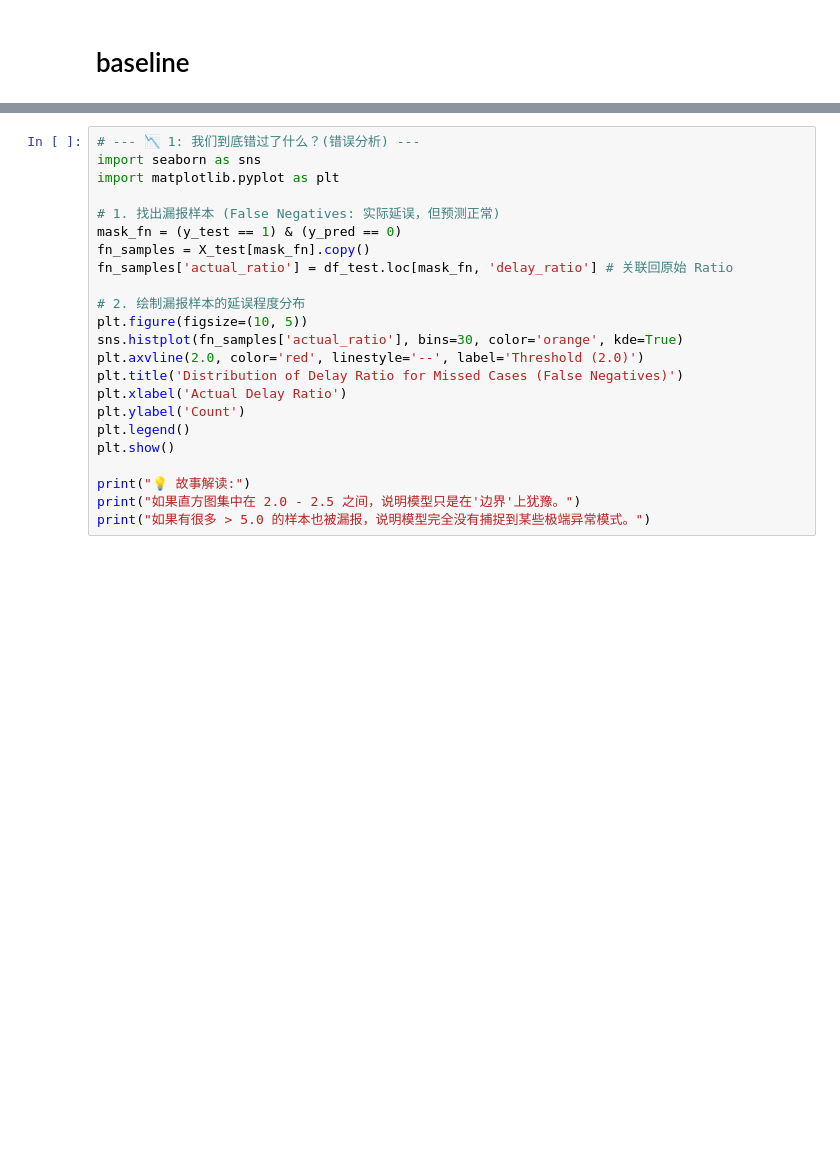
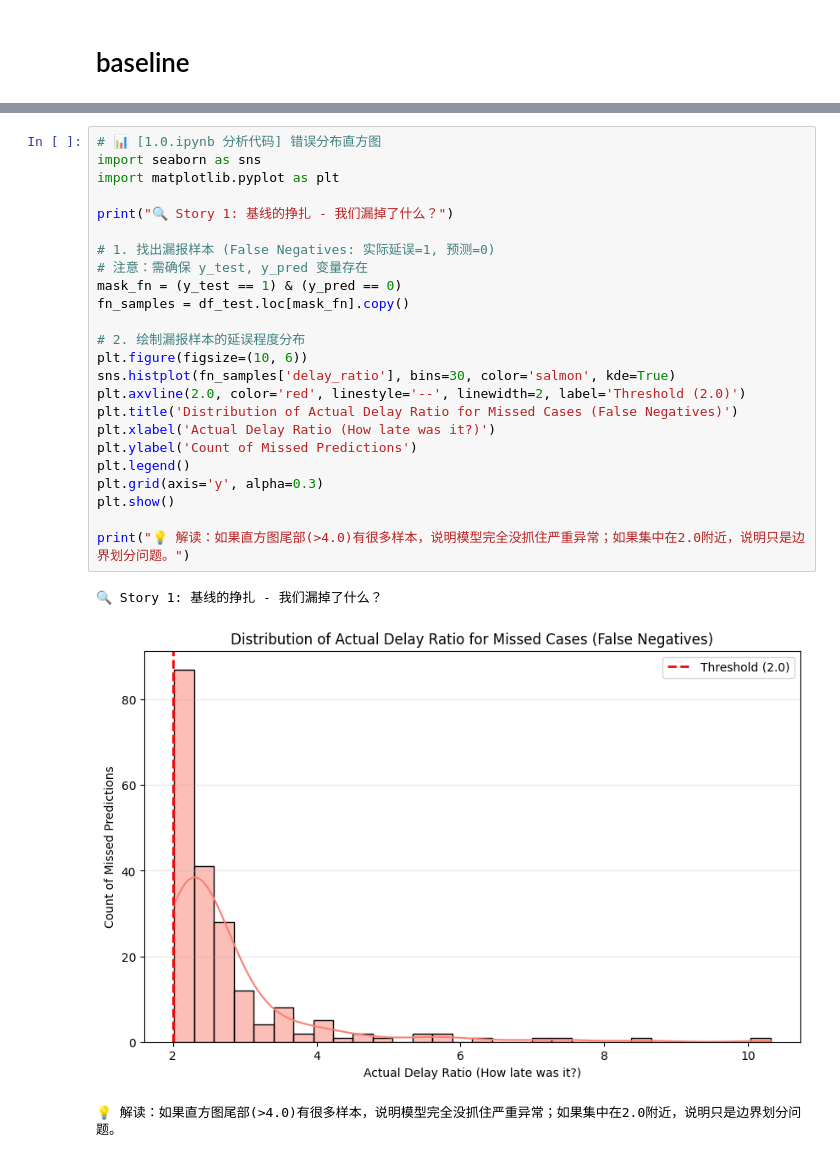
Before and after one commit to Tsingbbby/fx, a Jupyter notebook: 1.0.ipynb, the cells around one changed output, grey strips where cells are left out. Cells and saved outputs as stored; diff of their text form; blank space fills up the shorter version.

```diff
--- a/1.0.ipynb
+++ b/1.0.ipynb
@@ -462,23 +569,28 @@ print("   - 如果 OSRM Distance 的红点在左侧，说明长途单反而更
 # %%
-# --- 📉 1: 我们到底错过了什么？(错误分析) ---
+# 📊 [1.0.ipynb 分析代码] 错误分布直方图
 import seaborn as sns
 import matplotlib.pyplot as plt
 
-# 1. 找出漏报样本 (False Negatives: 实际延误，但预测正常)
+print("🔍 Story 1: 基线的挣扎 - 我们漏掉了什么？")
+
+# 1. 找出漏报样本 (False Negatives: 实际延误=1, 预测=0)
+# 注意：需确保 y_test, y_pred 变量存在
 mask_fn = (y_test == 1) & (y_pred == 0)
-fn_samples = X_test[mask_fn].copy()
-fn_samples['actual_ratio'] = df_test.loc[mask_fn, 'delay_ratio'] # 关联回原始 Ratio
+fn_samples = df_test.loc[mask_fn].copy()
 
 # 2. 绘制漏报样本的延误程度分布
-plt.figure(figsize=(10, 5))
-sns.histplot(fn_samples['actual_ratio'], bins=30, color='orange', kde=True)
-plt.axvline(2.0, color='red', linestyle='--', label='Threshold (2.0)')
-plt.title('Distribution of Delay Ratio for Missed Cases (False Negatives)')
-plt.xlabel('Actual Delay Ratio')
-plt.ylabel('Count')
+plt.figure(figsize=(10, 6))
+sns.histplot(fn_samples['delay_ratio'], bins=30, color='salmon', kde=True)
+plt.axvline(2.0, color='red', linestyle='--', linewidth=2, label='Threshold (2.0)')
+plt.title('Distribution of Actual Delay Ratio for Missed Cases (False Negatives)')
+plt.xlabel('Actual Delay Ratio (How late was it?)')
+plt.ylabel('Count of Missed Predictions')
 plt.legend()
+plt.grid(axis='y', alpha=0.3)
 plt.show()
 
-print("💡 故事解读:")
-print("如果直方图集中在 2.0 - 2.5 之间，说明模型只是在'边界'上犹豫。")
-print("如果有很多 > 5.0 的样本也被漏报，说明模型完全没有捕捉到某些极端异常模式。")
+print("💡 解读：如果直方图尾部(>4.0)有很多样本，说明模型完全没抓住严重异常；如果集中在2.0附近，说明只是边界划分问题。")
+# %% [output]
+🔍 Story 1: 基线的挣扎 - 我们漏掉了什么？
+[figure, added]
+💡 解读：如果直方图尾部(>4.0)有很多样本，说明模型完全没抓住严重异常；如果集中在2.0附近，说明只是边界划分问题。
```
Also changed, not shown: parts of 12 cells of this notebook, 15 other files.
